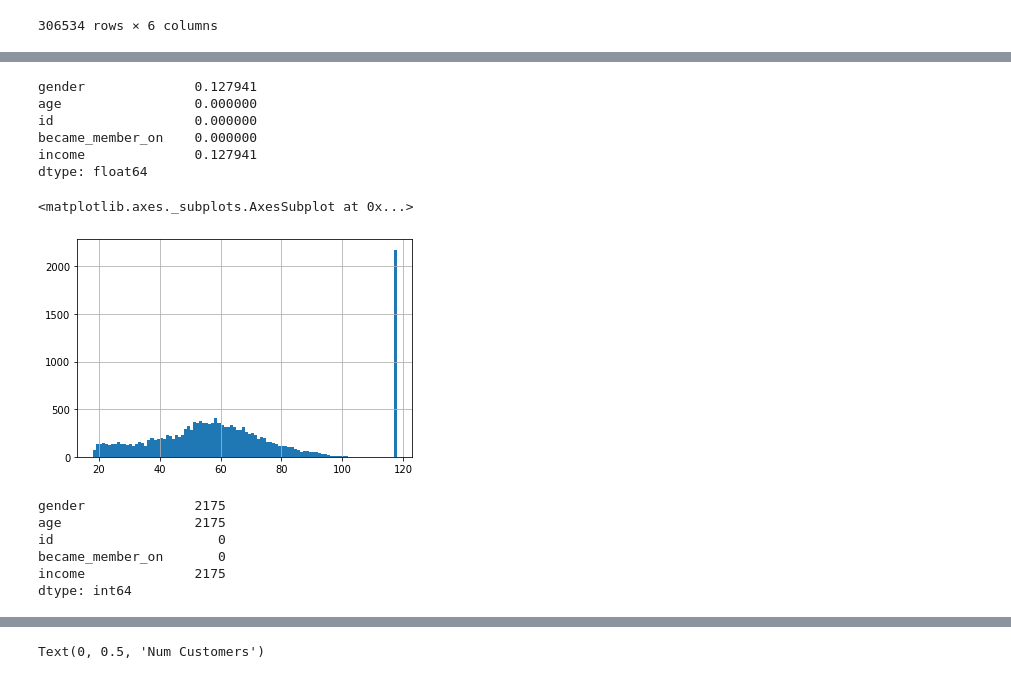
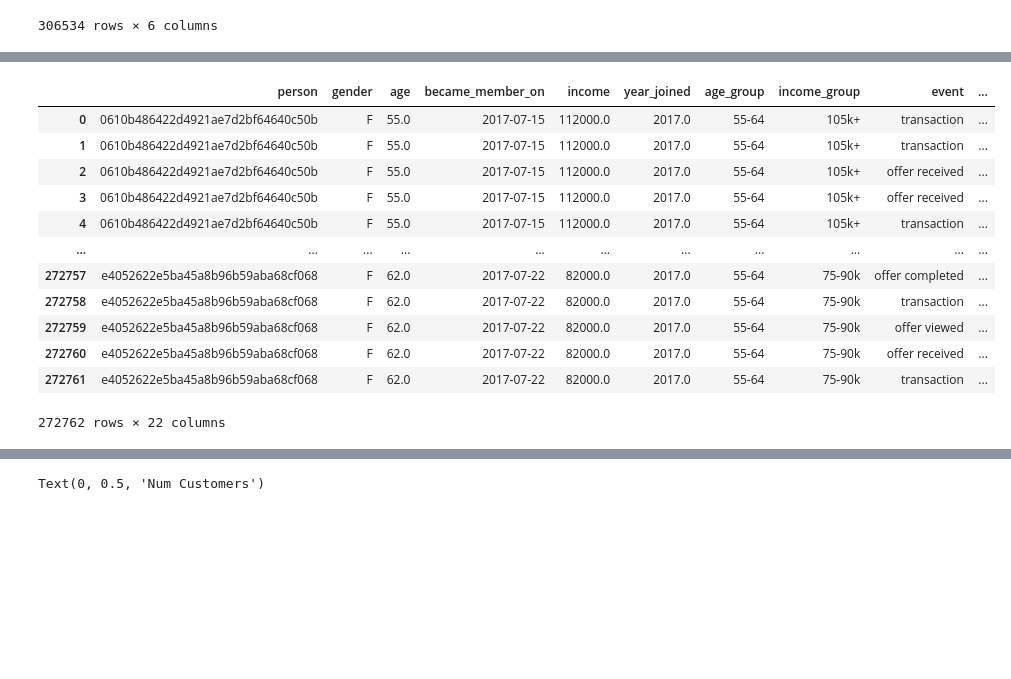
Before and after one commit to jnish23/Starbucks-Capstone, a Jupyter notebook: Starbucks_Capstone_notebook.ipynb, the cells around one changed output, grey strips where cells are left out. Cells and saved outputs as stored; diff of their text form; code cells hidden in the pictures; blank space fills up the shorter version.

```diff
--- a/Starbucks_Capstone_notebook.ipynb
+++ b/Starbucks_Capstone_notebook.ipynb
@@ -560,24 +574,46 @@ transcript shape:  (306534, 4)
-# %%
-profile.isnull().mean()
-# %% [output]
-gender              0.127941
-age                 0.000000
-id                  0.000000
-became_member_on    0.000000
-income              0.127941
-dtype: float64
-# %%
-profile['age'].hist(bins=100)
-# %% [output]
-<matplotlib.axes._subplots.AxesSubplot at 0x...>
-[figure, removed]
-# %%
-profile.loc[profile['age'] == 118, 'age'] = np.nan
-profile.isnull().sum()
-# %% [output]
-gender              2175
-age                 2175
-id                     0
-became_member_on       0
-income              2175
-dtype: int64
+# %%
+def create_merged_df(portfolio_df=clean_portfolio, profile_df=clean_profile, transcript_df=clean_transcript):
+    """Merges the three datasets to one master df
+    INPUTS
+    portfolio_df: dataframe of offers including and 'offer_id' column with offer id's
+    profile_df: dataframe of customer demographic data including an 'id' column with customer id's
+    transcript_df: dataframe of every event during experiment including offer_id column and customer_id column
+
+    OUTPUTS
+    master_df: a dataframe of every event during experiment with demographic data
+    """
+
+    # merge transcript_df and profile_df on customer id
+    df = pd.merge(profile_df, transcript_df, how='left', left_on='id', right_on='person')
+
+    # drop 'id' column because this is the same as the 'person' column
+    df.drop(columns=['id'], inplace=True)
+
+    # merge above df with portfolio_df to include information about offers
+    merged_df = pd.merge(df, portfolio_df, how='left', left_on='offer_id', right_on='id')
+
+    # drop reward_x column, as we only need the reward in the offer_received events and drop 'id' and 'offer_id' as we have the readable_id' now.
+    merged_df.drop(columns=['reward_x', 'id', 'offer_id'], inplace=True)
+
+    merged_df = merged_df[['person', 'gender', 'age', 'became_member_on', 'income', 'year_joined', 'age_group', 'income_group', 'event', 'time', 'transaction_amt',
+                          'readable_id', 'difficulty', 'reward_y', 'duration', 'email', 'mobile', 'social', 'web', 'bogo', 'discount', 'informational']]
+
+    merged_df.rename(columns={'reward_y':'reward'})
+
+    return merged_df
+
+create_merged_df()
+# %% [output]
+|  | person | gender | age | became_member_on | income | year_joined | age_group | income_group | event | ... |
+| 0 | 0610b486422d4921ae7d2bf64640c50b | F | 55.0 | 2017-07-15 | 112000.0 | 2017.0 | 55-64 | 105k+ | transaction | ... |
+| 1 | 0610b486422d4921ae7d2bf64640c50b | F | 55.0 | 2017-07-15 | 112000.0 | 2017.0 | 55-64 | 105k+ | transaction | ... |
+| 2 | 0610b486422d4921ae7d2bf64640c50b | F | 55.0 | 2017-07-15 | 112000.0 | 2017.0 | 55-64 | 105k+ | offer received | ... |
+| 3 | 0610b486422d4921ae7d2bf64640c50b | F | 55.0 | 2017-07-15 | 112000.0 | 2017.0 | 55-64 | 105k+ | offer received | ... |
+| 4 | 0610b486422d4921ae7d2bf64640c50b | F | 55.0 | 2017-07-15 | 112000.0 | 2017.0 | 55-64 | 105k+ | transaction | ... |
+| ... | ... | ... | ... | ... | ... | ... | ... | ... | ... | ... |
+| 272757 | e4052622e5ba45a8b96b59aba68cf068 | F | 62.0 | 2017-07-22 | 82000.0 | 2017.0 | 55-64 | 75-90k | offer completed | ... |
+| 272758 | e4052622e5ba45a8b96b59aba68cf068 | F | 62.0 | 2017-07-22 | 82000.0 | 2017.0 | 55-64 | 75-90k | transaction | ... |
+| 272759 | e4052622e5ba45a8b96b59aba68cf068 | F | 62.0 | 2017-07-22 | 82000.0 | 2017.0 | 55-64 | 75-90k | offer viewed | ... |
+| 272760 | e4052622e5ba45a8b96b59aba68cf068 | F | 62.0 | 2017-07-22 | 82000.0 | 2017.0 | 55-64 | 75-90k | offer received | ... |
+| 272761 | e4052622e5ba45a8b96b59aba68cf068 | F | 62.0 | 2017-07-22 | 82000.0 | 2017.0 | 55-64 | 75-90k | transaction | ... |
+272762 rows × 22 columns
```
Also changed, not shown: parts of 59 cells of this notebook, 3 other files.
